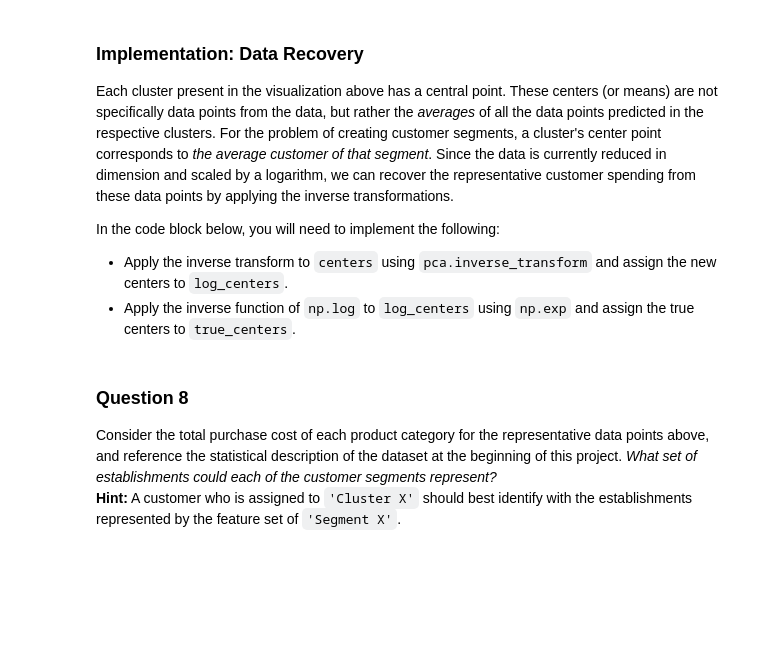
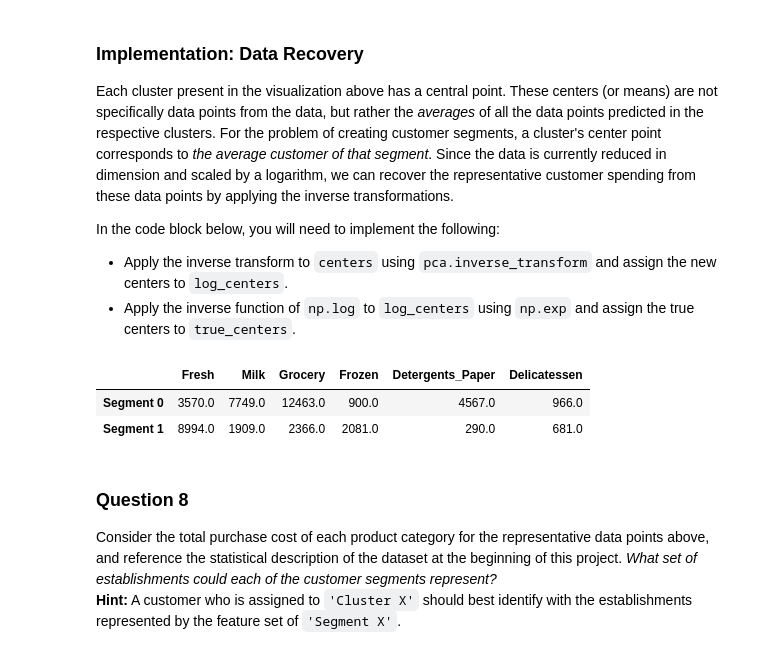
Before and after one commit to vharavu/unsupClust, a Jupyter notebook: customer_segments.ipynb, the cells around one changed output. Saved outputs shown, nothing was run; the diff lists cells and outputs as text; code cells hidden in the pictures; blank space fills up the shorter version.

```diff
--- a/customer_segments.ipynb
+++ b/customer_segments.ipynb
@@ -527,16 +521,21 @@ In the code block below, you will need to implement the following:
  - Apply the inverse function of `np.log` to `log_centers` using `np.exp` and assign the true centers to `true_centers`.
 # %%
 # TODO: Inverse transform the centers
-log_centers = None
+#from sklearn.pca import inverse_transform
+log_centers = pca.inverse_transform(centers)
 
 # TODO: Exponentiate the centers
-true_centers = None
+true_centers = np.exp(log_centers)
 
 # Display the true centers
 segments = ['Segment {}'.format(i) for i in range(0,len(centers))]
 true_centers = pd.DataFrame(np.round(true_centers), columns = data.keys())
 true_centers.index = segments
 display(true_centers)
+# %% [output]
+|  | Fresh | Milk | Grocery | Frozen | Detergents_Paper | Delicatessen |
+| Segment 0 | 3570.0 | 7749.0 | 12463.0 | 900.0 | 4567.0 | 966.0 |
+| Segment 1 | 8994.0 | 1909.0 | 2366.0 | 2081.0 | 290.0 | 681.0 |
 # %% [markdown]
 ### Question 8
 Consider the total purchase cost of each product category for the representative data points above, and reference the statistical description of the dataset at the beginning of this project. *What set of establishments could each of the customer segments represent?*
```
Also changed, not shown: parts of 11 cells of this notebook.
